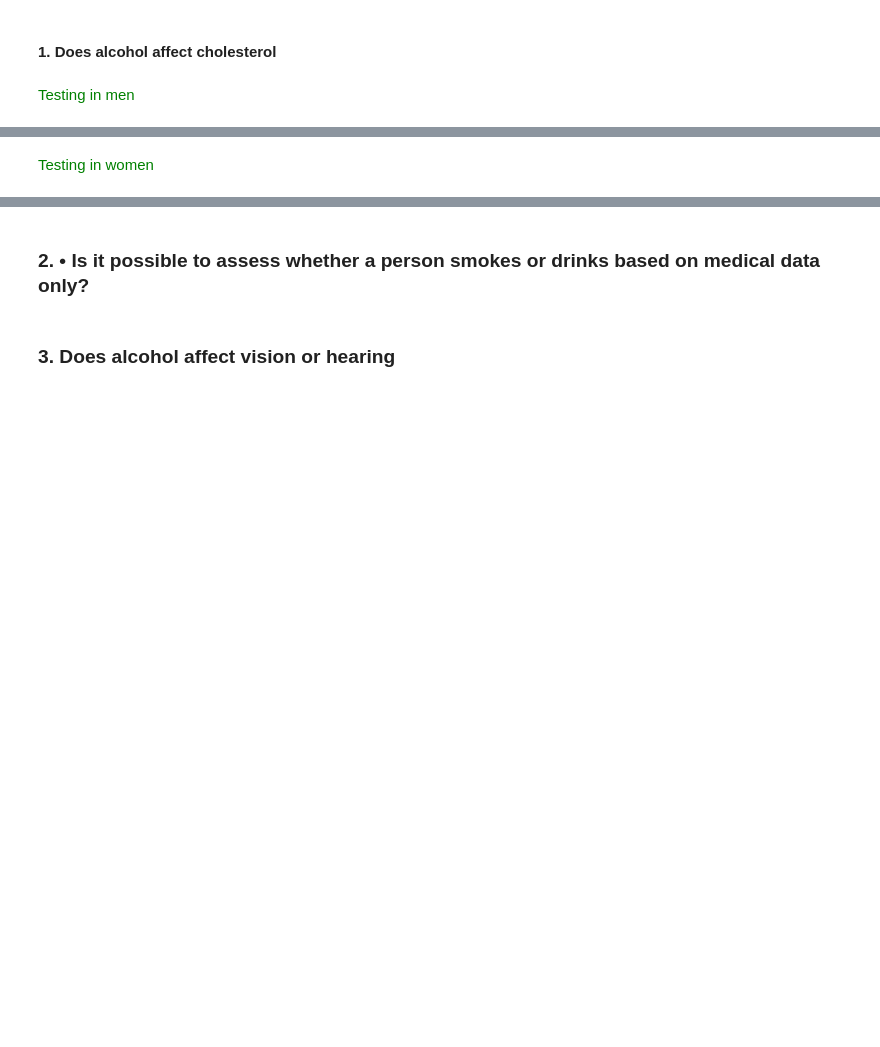
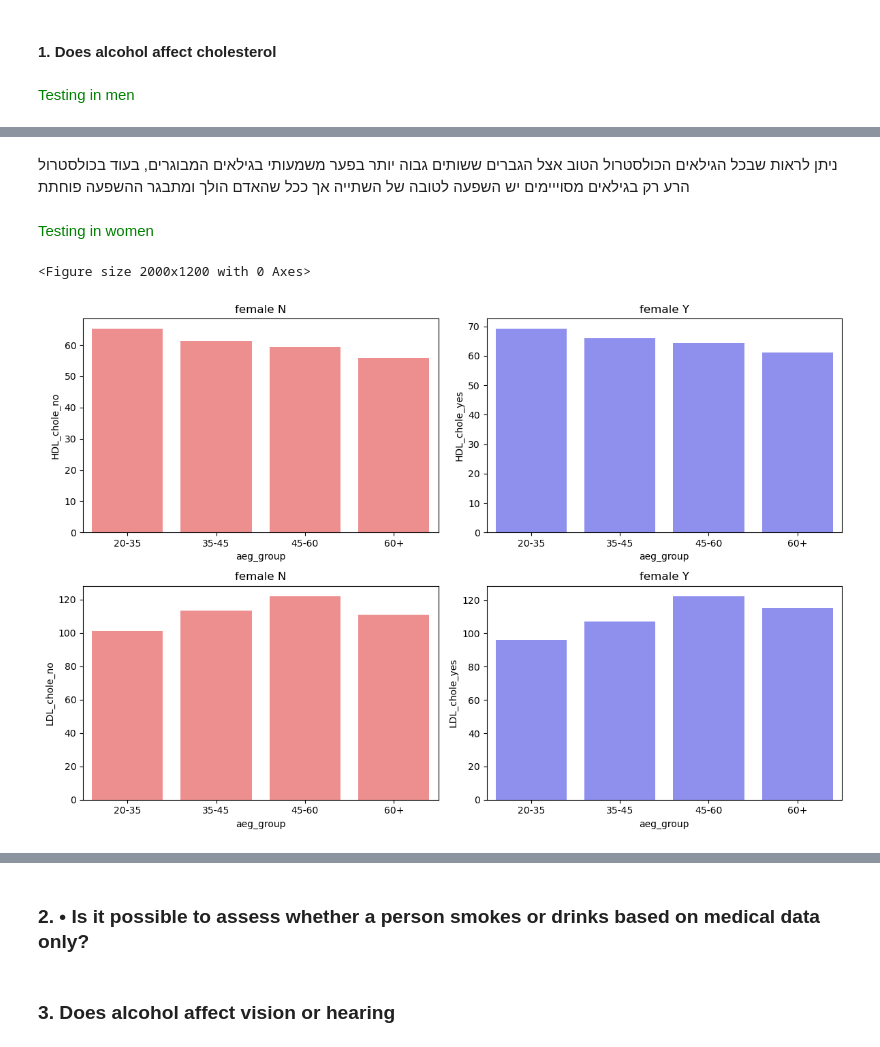
Before and after one commit to reuvenwel/project-1, a Jupyter notebook: גירסה 3.ipynb, the cells around one changed output, grey strips where cells are left out. Cells and saved outputs as stored; diff of their text form; code cells hidden in the pictures; blank space fills up the shorter version.

```diff
--- a/גירסה 3.ipynb
+++ b/גירסה 3.ipynb
@@ -408,3 +439,5 @@ male_df1_av
+# %% [markdown]
+ניתן לראות שבכל הגילאים הכולסטרול הטוב אצל הגברים ששותים גבוה יותר בפער משמעותי בגילאים המבוגרים, בעוד בכולסטרול הרע רק בגילאים מסוייימים יש השפעה לטובה של השתייה אך ככל שהאדם הולך ומתבגר ההשפעה פוחתת
 # %% [markdown]
 <span style="color: green;">Testing in women</span>
 # %%
@@ -416,34 +449,37 @@ fig, axes = plt.subplots(2,2, figsize=(12, 8))
 
 female_df1 = female_df[female_df["HDL_chole"]<300]
 female_df1 = female_df1[female_df1["LDL_chole"]<300]
-female_df1 = female_df1[female_df1["DRK_YN"] == "N"]
+female_df1 = female_df1[female_df1["DRK_YN"] == 0]
 female_df2 = female_df[female_df["HDL_chole"]<300]
 female_df2 = female_df2[female_df2["LDL_chole"]<300]
-female_df2 = female_df2[female_df2["DRK_YN"] == "Y"]
+female_df2 = female_df2[female_df2["DRK_YN"] == 1]
 
 female_df1_av = female_df1.groupby('aeg_group')['HDL_chole'].mean()
 female_df1_l_av = female_df1.groupby('aeg_group')['LDL_chole'].mean()
 
 female_df2_av = female_df2.groupby('aeg_group')['HDL_chole'].mean()
 female_df2_l_av = female_df2.groupby('aeg_group')['LDL_chole'].mean()
 
 
 female_df1_av= female_df1_av.to_frame(name="HDL_chole_no").reset_index()
 female_df1_l_av= female_df1_l_av.to_frame(name="LDL_chole_no").reset_index()
 
 female_df2_av= female_df2_av.to_frame(name="HDL_chole_yes").reset_index()
 female_df2_l_av= female_df2_l_av.to_frame(name="LDL_chole_yes").reset_index()
 
 
 sns.barplot(ax=axes[0,0], x=female_df1_av["aeg_group"], y=female_df1_av["HDL_chole_no"], color='red', alpha=0.5)
 sns.barplot(ax=axes[0,1], x=female_df2_av["aeg_group"], y=female_df2_av["HDL_chole_yes"], color='blue', alpha=0.5)
 
 sns.barplot(ax=axes[1,0], x=female_df1_l_av["aeg_group"], y=female_df1_l_av["LDL_chole_no"], color='red', alpha=0.5)
 sns.barplot(ax=axes[1,1], x=female_df2_l_av["aeg_group"], y=female_df2_l_av["LDL_chole_yes"], color='blue', alpha=0.5)
 
 axes[0,0].set_title('female N')
 axes[1,0].set_title('female N')
 axes[0,1].set_title('female Y')
 axes[1,1].set_title('female Y')
 plt.tight_layout()
 plt.show()
+# %% [output]
+<Figure size 2000x1200 with 0 Axes>
+[figure, added]
```
Also changed, not shown: parts of 15 cells of this notebook.
